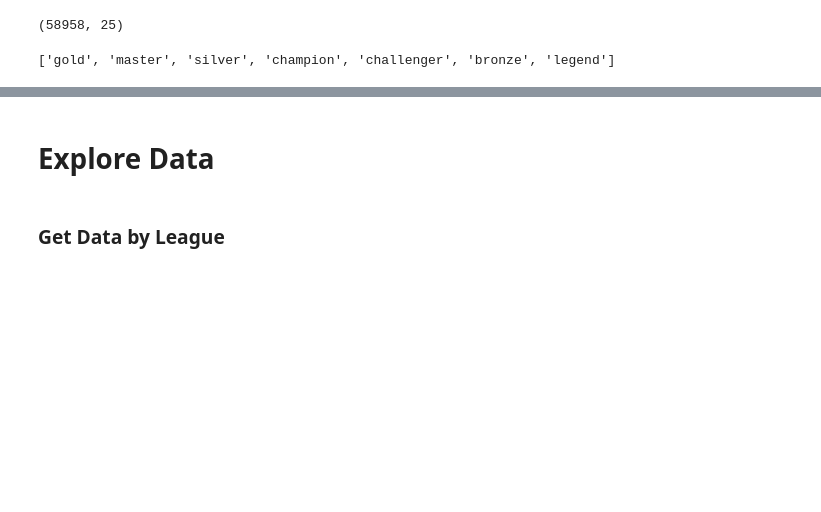
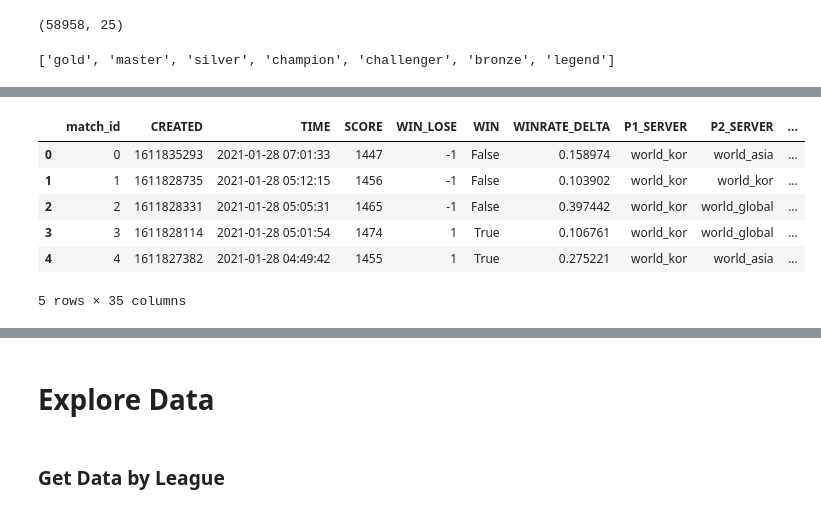
Before and after one commit to etothex2/e7-rta, a Jupyter notebook: rta.ipynb, the cells around one changed output, grey strips where cells are left out. Cells and saved outputs as stored; diff of their text form; code cells hidden in the pictures; blank space fills up the shorter version.

```diff
--- a/rta.ipynb
+++ b/rta.ipynb
@@ -45,0 +72,4 @@ df["TIME"] = df["CREATED"].apply(datetime.fromtimestamp)
+# %%
+# get win as bool
+df["WIN_LOSE"] = df["WIN_LOSE"].astype(int)
+df["WIN"] = df["WIN_LOSE"].map({1: True, -1: False})
@@ -45,0 +87,18 @@ df["TIME"] = df["CREATED"].apply(datetime.fromtimestamp)
+# %%
+# player agnostic index columns
+idx_cols = ["match_id", "CREATED", "TIME", "SCORE", "WIN_LOSE", "WIN", "WINRATE_DELTA"]
+# %%
+cols = idx_cols + [i for i in df.columns if i not in idx_cols]
+# %%
+# final cleaned dataset
+df = df[cols]
+# %%
+df.head()
+# %% [output]
+|  | match_id | CREATED | TIME | SCORE | WIN_LOSE | WIN | WINRATE_DELTA | P1_SERVER | P2_SERVER | ... |
+| 0 | 0 | 1611835293 | 2021-01-28 07:01:33 | 1447 | -1 | False | 0.158974 | world_kor | world_asia | ... |
+| 1 | 1 | 1611828735 | 2021-01-28 05:12:15 | 1456 | -1 | False | 0.103902 | world_kor | world_kor | ... |
+| 2 | 2 | 1611828331 | 2021-01-28 05:05:31 | 1465 | -1 | False | 0.397442 | world_kor | world_global | ... |
+| 3 | 3 | 1611828114 | 2021-01-28 05:01:54 | 1474 | 1 | True | 0.106761 | world_kor | world_global | ... |
+| 4 | 4 | 1611827382 | 2021-01-28 04:49:42 | 1455 | 1 | True | 0.275221 | world_kor | world_asia | ... |
+5 rows × 35 columns
```
Also changed, not shown: parts of 31 cells of this notebook, 4 other files.
